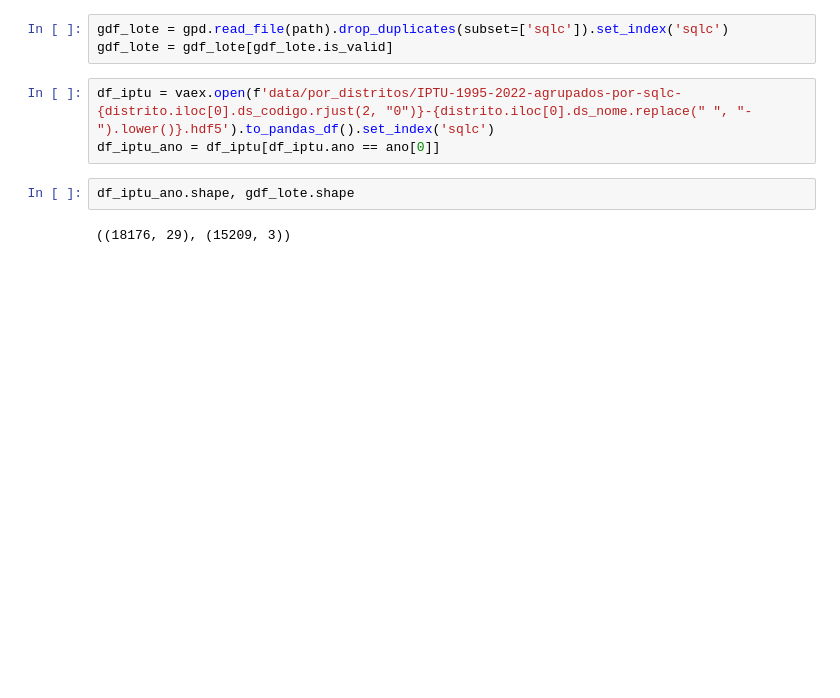
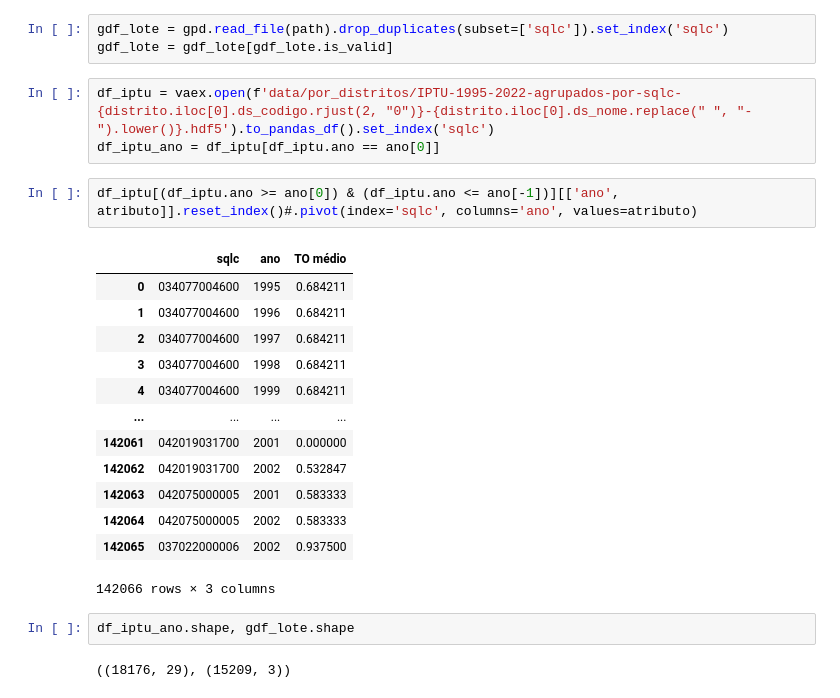
Before and after one commit to cem-usp/dash-iptu, a Jupyter notebook: 08 - Gerando arquivo de lote.ipynb, the cells around one changed output. Cells and saved outputs as stored; diff of their text form; blank space fills up the shorter version.

```diff
--- a/08 - Gerando arquivo de lote.ipynb
+++ b/08 - Gerando arquivo de lote.ipynb
@@ -22,6 +22,22 @@ gdf_lote = gdf_lote[gdf_lote.is_valid]
 # %%
 df_iptu = vaex.open(f'data/por_distritos/IPTU-1995-2022-agrupados-por-sqlc-{distrito.iloc[0].ds_codigo.rjust(2, "0")}-{distrito.iloc[0].ds_nome.replace(" ", "-").lower()}.hdf5').to_pandas_df().set_index('sqlc')
 df_iptu_ano = df_iptu[df_iptu.ano == ano[0]]
+# %%
+df_iptu[(df_iptu.ano >= ano[0]) & (df_iptu.ano <= ano[-1])][['ano', atributo]].reset_index()#.pivot(index='sqlc', columns='ano', values=atributo)
+# %% [output]
+|  | sqlc | ano | TO médio |
+| 0 | 034077004600 | 1995 | 0.684211 |
+| 1 | 034077004600 | 1996 | 0.684211 |
+| 2 | 034077004600 | 1997 | 0.684211 |
+| 3 | 034077004600 | 1998 | 0.684211 |
+| 4 | 034077004600 | 1999 | 0.684211 |
+| ... | ... | ... | ... |
+| 142061 | 042019031700 | 2001 | 0.000000 |
+| 142062 | 042019031700 | 2002 | 0.532847 |
+| 142063 | 042075000005 | 2001 | 0.583333 |
+| 142064 | 042075000005 | 2002 | 0.583333 |
+| 142065 | 037022000006 | 2002 | 0.937500 |
+142066 rows × 3 columns
 # %%
 df_iptu_ano.shape, gdf_lote.shape
 # %% [output]
```
Also changed, not shown: 1 other file.
